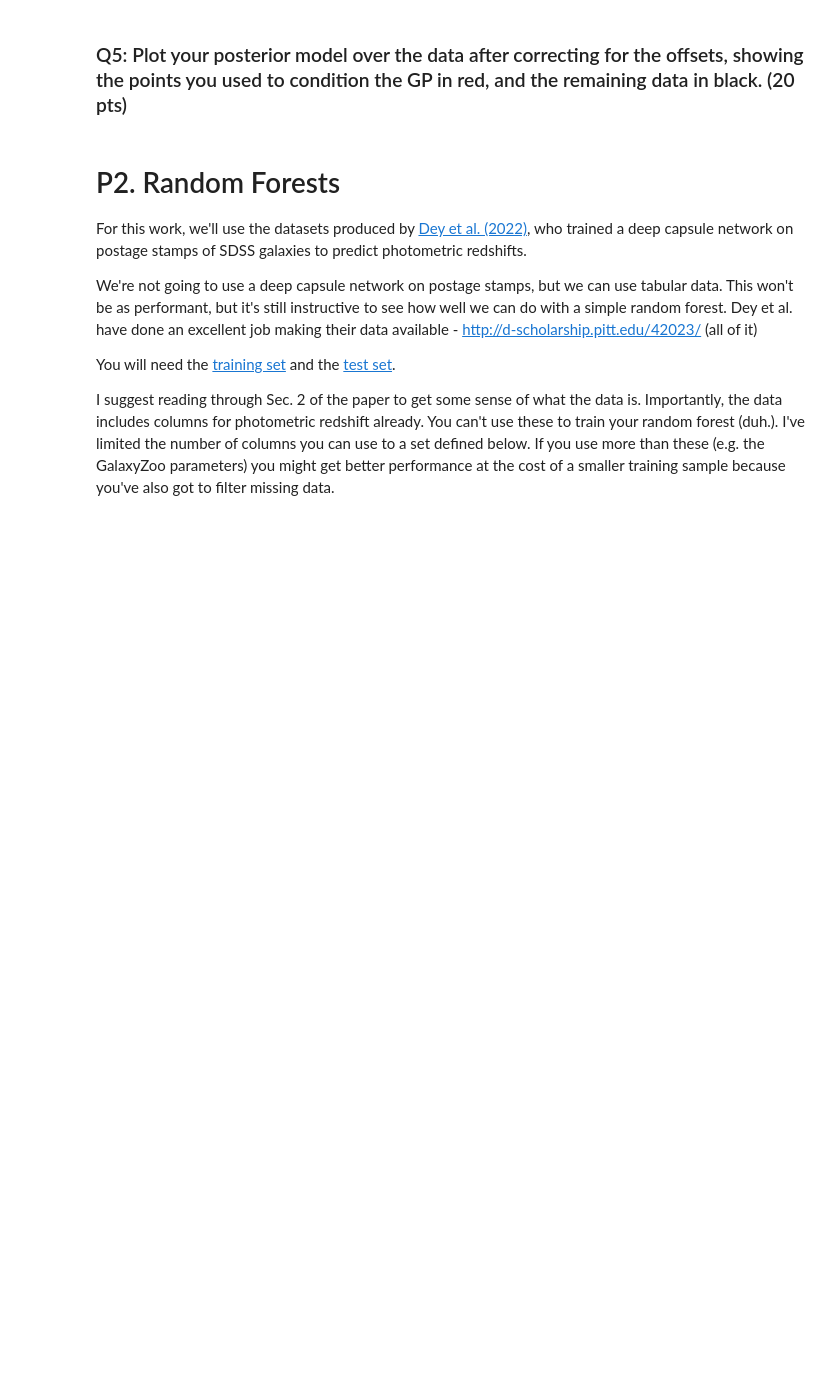
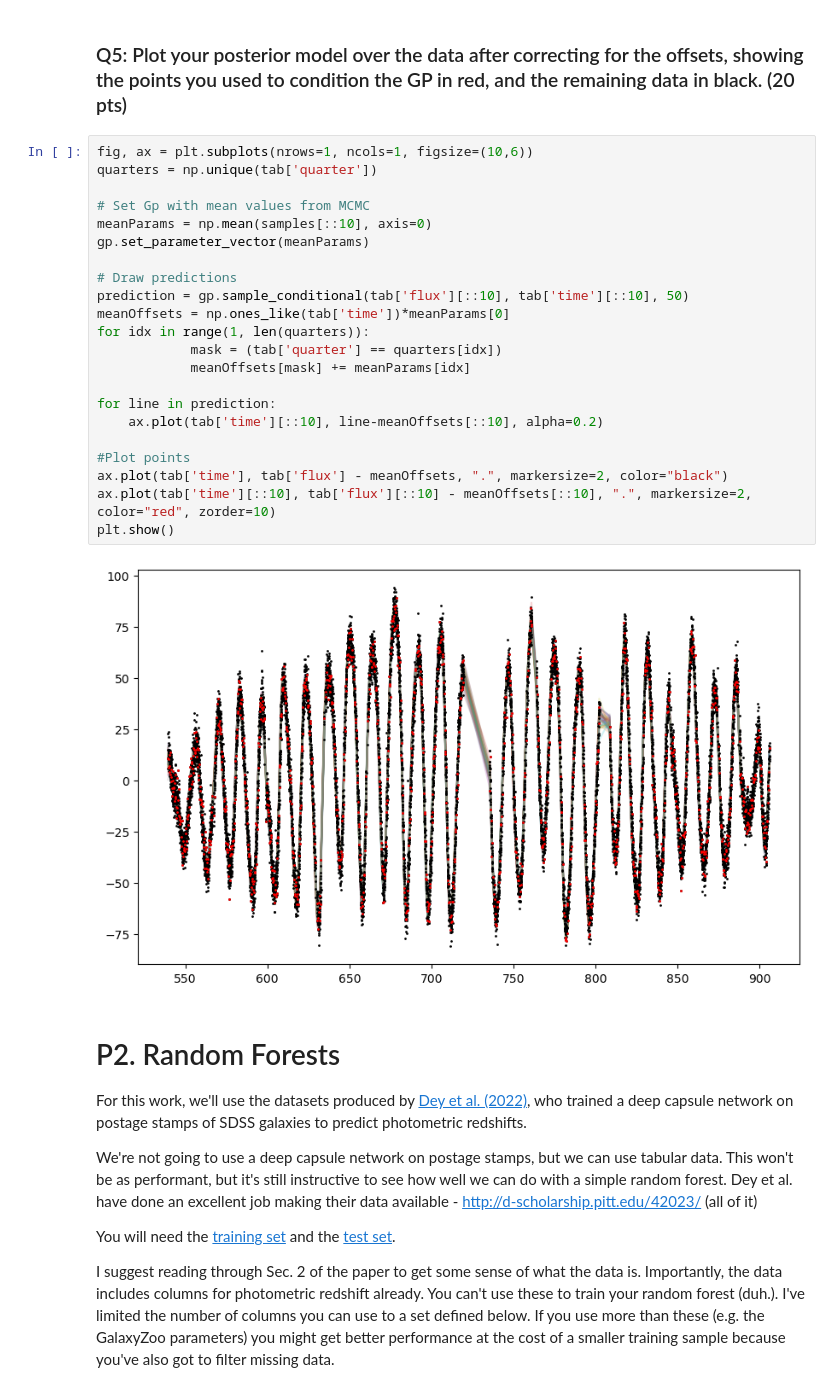
Before and after one commit to gnarayan/ast596_2023_Spring, a Jupyter notebook: homework/AthishThiruvengadam/06/HW06+7.ipynb, the cells around one changed output. Saved outputs shown, nothing was run; the diff lists cells and outputs as text; blank space fills up the shorter version.

```diff
--- a/homework/AthishThiruvengadam/06/HW06+7.ipynb
+++ b/homework/AthishThiruvengadam/06/HW06+7.ipynb
@@ -117,5 +211,29 @@ https://george.readthedocs.io/en/latest/tutorials/hyper/ may help
 # %% [markdown]
 ### Q5: Plot your posterior model over the data after correcting for the offsets, showing the points you used to condition the GP in red, and the remaining data in black.  (20 pts)
+# %%
+fig, ax = plt.subplots(nrows=1, ncols=1, figsize=(10,6))
+quarters = np.unique(tab['quarter'])
+
+# Set Gp with mean values from MCMC
+meanParams = np.mean(samples[::10], axis=0)
+gp.set_parameter_vector(meanParams)
+
+# Draw predictions
+prediction = gp.sample_conditional(tab['flux'][::10], tab['time'][::10], 50)
+meanOffsets = np.ones_like(tab['time'])*meanParams[0]
+for idx in range(1, len(quarters)):
+            mask = (tab['quarter'] == quarters[idx])
+            meanOffsets[mask] += meanParams[idx]
+
+for line in prediction:
+    ax.plot(tab['time'][::10], line-meanOffsets[::10], alpha=0.2)
+
+#Plot points
+ax.plot(tab['time'], tab['flux'] - meanOffsets, ".", markersize=2, color="black")
+ax.plot(tab['time'][::10], tab['flux'][::10] - meanOffsets[::10], ".", markersize=2, color="red", zorder=10)
+plt.show()
+# %% [output]
+[figure, added]
 # %% [markdown]
 # P2. Random Forests
 
```
Also changed, not shown: parts of 15 cells of this notebook.
